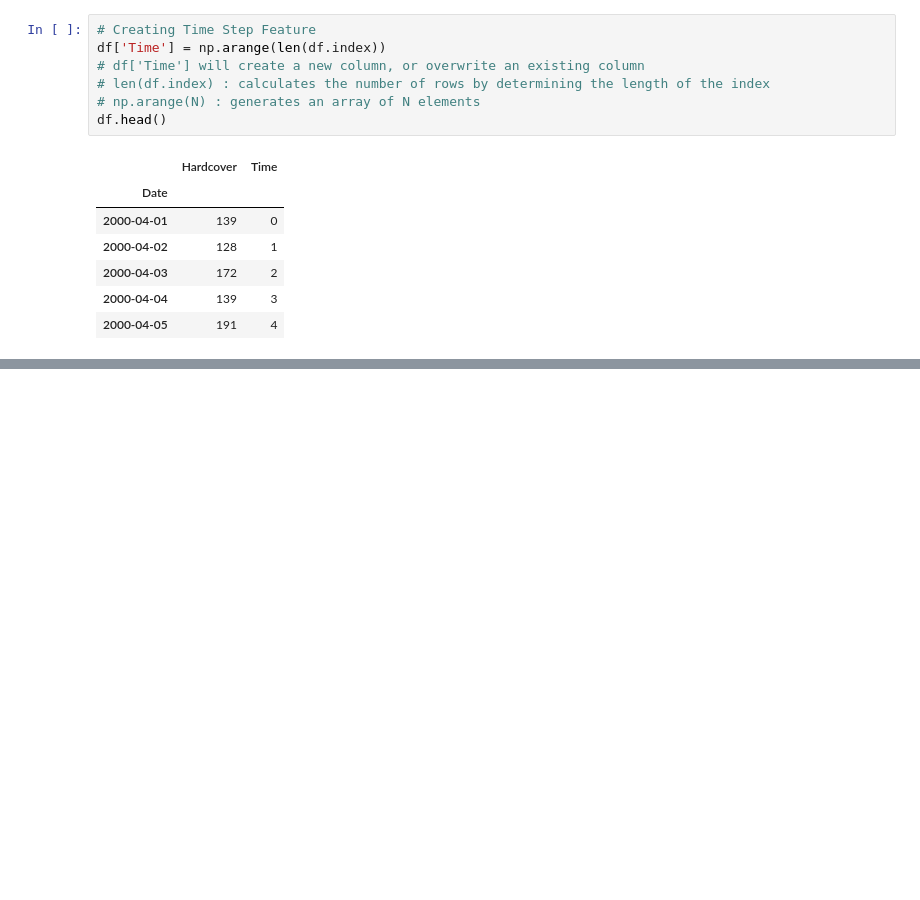
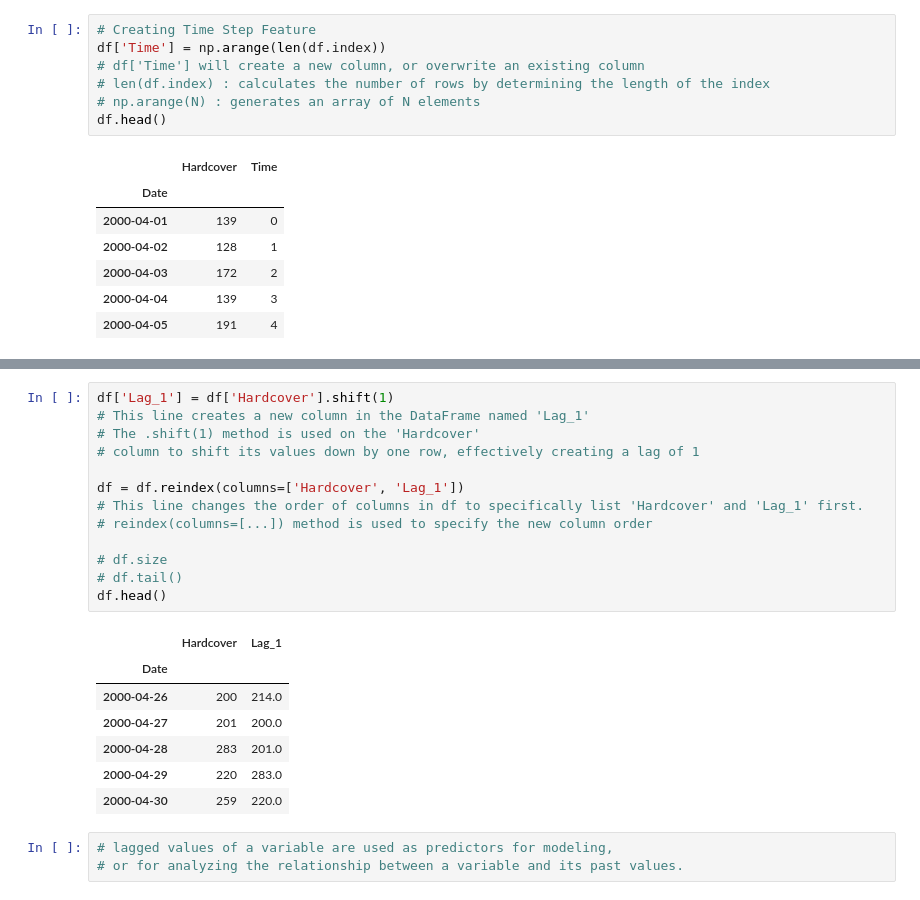
Before and after one commit to SandroPanchame/Time-Series-Playground, a Jupyter notebook: TS_Course_Code/BookSales.ipynb, the cells around one changed output, grey strips where cells are left out. Drawn from its saved outputs; the diff is of its cells as text; blank space fills up the shorter version.

```diff
--- a/TS_Course_Code/BookSales.ipynb
+++ b/TS_Course_Code/BookSales.ipynb
@@ -77,0 +92,24 @@ ax.set_title('Time Plot of Hardcover Sales');
+# %%
+df['Lag_1'] = df['Hardcover'].shift(1)
+# This line creates a new column in the DataFrame named 'Lag_1'
+# The .shift(1) method is used on the 'Hardcover'
+# column to shift its values down by one row, effectively creating a lag of 1
+
+df = df.reindex(columns=['Hardcover', 'Lag_1'])
+# This line changes the order of columns in df to specifically list 'Hardcover' and 'Lag_1' first.
+# reindex(columns=[...]) method is used to specify the new column order
+
+# df.size
+# df.tail()
+df.head()
+# %% [output]
+|  | Hardcover | Lag_1 |
+| Date |  |  |
+| 2000-04-26 | 200 | 214.0 |
+| 2000-04-27 | 201 | 200.0 |
+| 2000-04-28 | 283 | 201.0 |
+| 2000-04-29 | 220 | 283.0 |
+| 2000-04-30 | 259 | 220.0 |
+# %%
+# lagged values of a variable are used as predictors for modeling,
+# or for analyzing the relationship between a variable and its past values.
```
Also changed, not shown: parts of 5 cells of this notebook.
